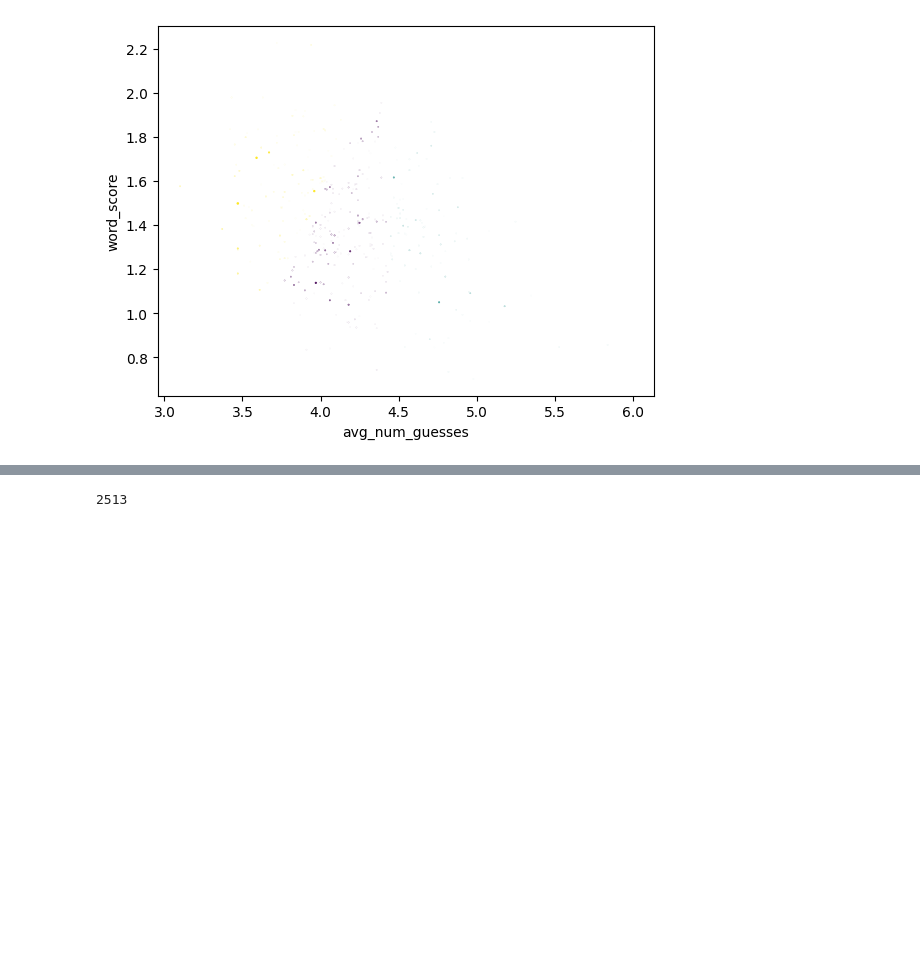
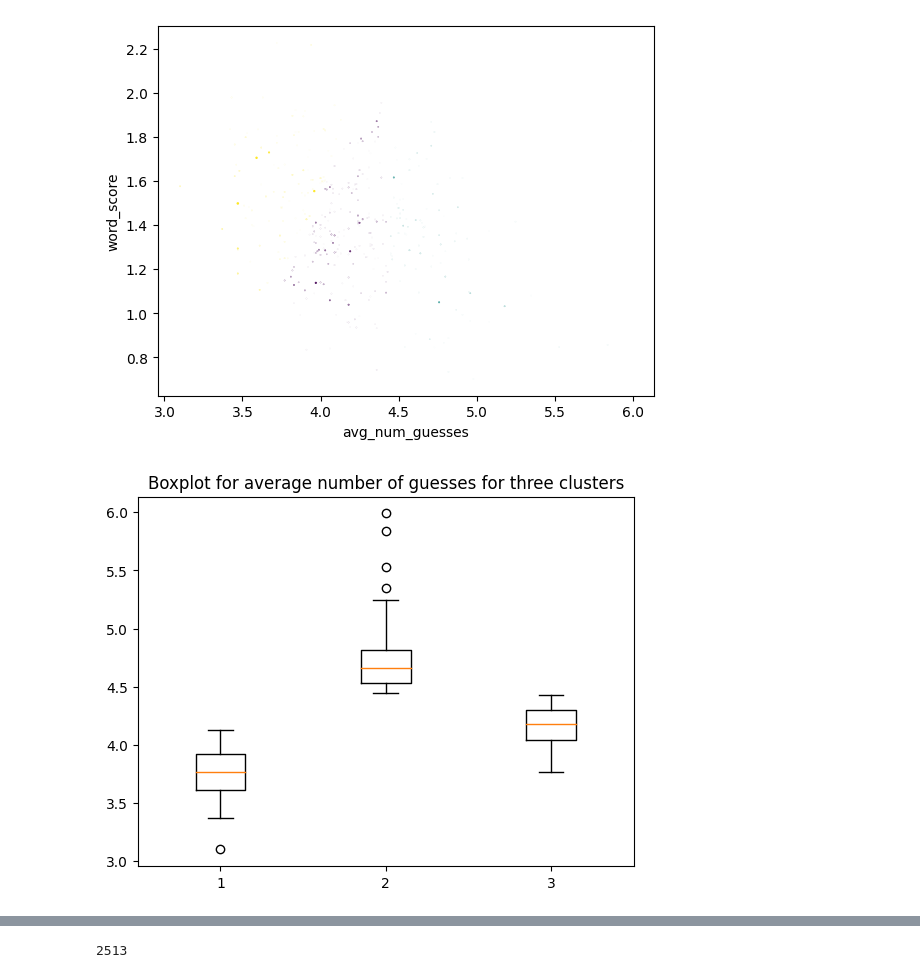
Before and after one commit to carlostbello/COMAP2023, a Jupyter notebook: src/test.ipynb, the cells around one changed output, grey strips where cells are left out. Drawn from its saved outputs; the diff is of its cells as text; code cells hidden in the pictures; blank space fills up the shorter version.

Commit message:
clustering

```diff
--- a/src/test.ipynb
+++ b/src/test.ipynb
@@ -265,6 +257,16 @@ Try using .loc[row_indexer,col_indexer] = value instead
 See the caveats in the documentation: https://pandas.pydata.org/pandas-docs/stable/user_guide/indexing.html#returning-a-view-versus-a-copy
   df_kmeans['cluster'] = labels
 [figure]
+# %%
+boxplot_df = [df_kmeans[df_kmeans.cluster == 0].avg_num_guesses,
+              df_kmeans[df_kmeans.cluster == 1].avg_num_guesses,
+              df_kmeans[df_kmeans.cluster == 2].avg_num_guesses]
+
+plt.boxplot(boxplot_df)
+plt.title('Boxplot for average number of guesses for three clusters')
+plt.show()
+# %% [output]
+[figure, added]
 # %%
 from fitter import Fitter, get_common_distributions, get_distributions
 cols = ['in1', 'in2', 'in3', 'in4', 'in5', 'in6', 'over6']
```
Also changed, not shown: parts of 3 cells of this notebook, 5 other files.
